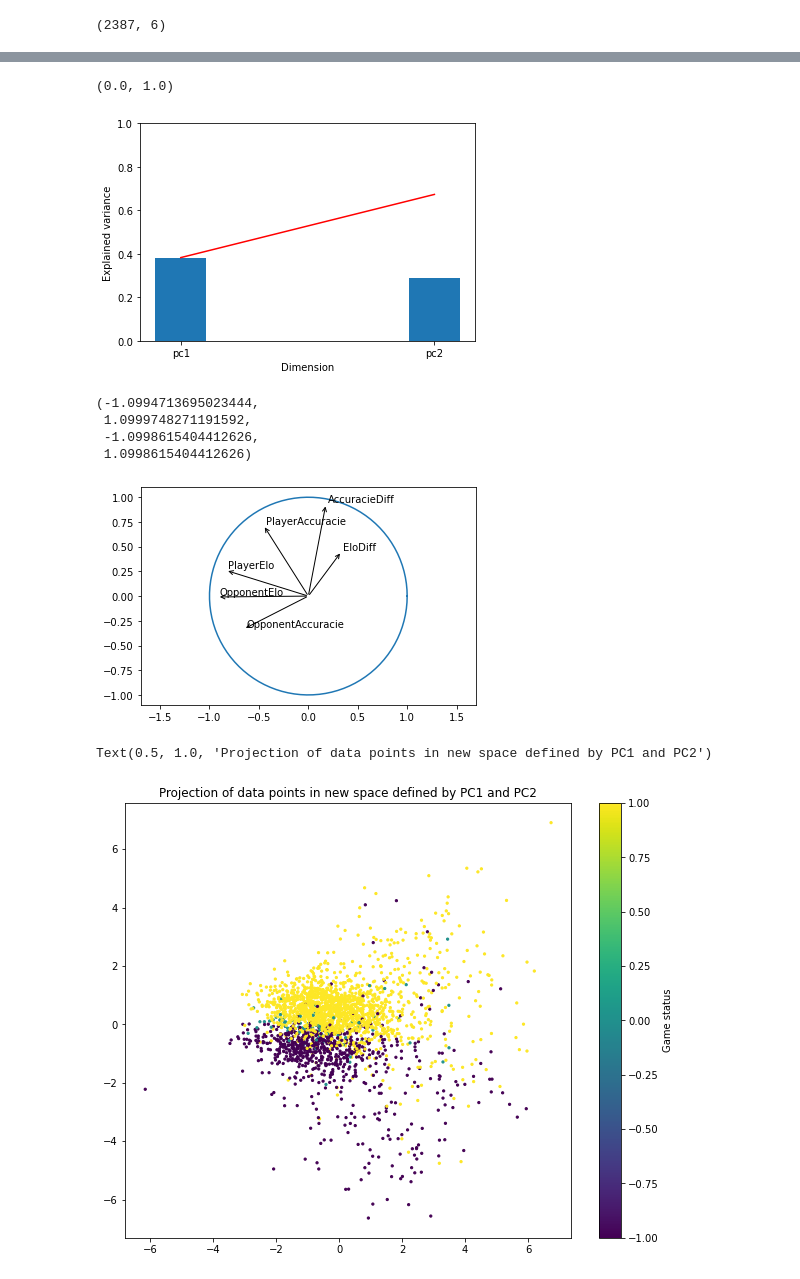
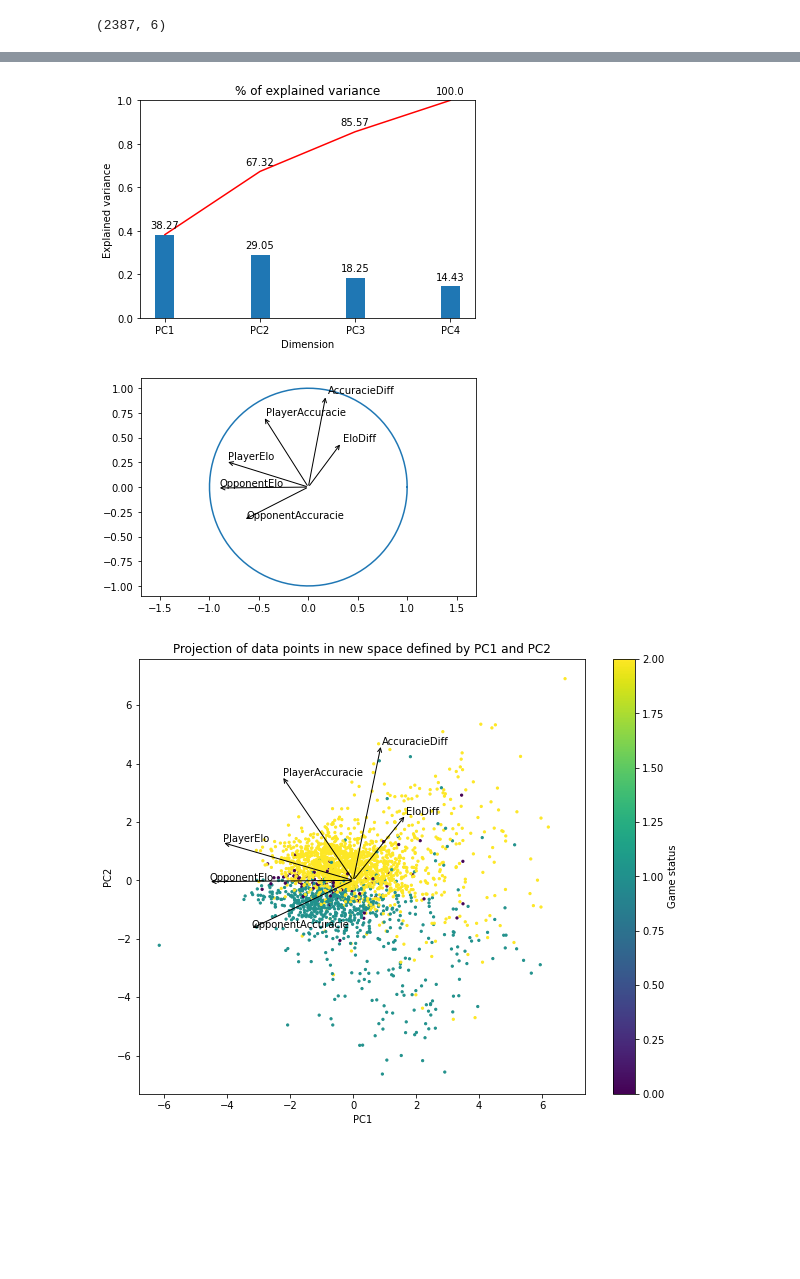
Before and after one commit to aldbs/Chesslyzer, a Jupyter notebook: PCA.ipynb, the cells around one changed output, grey strips where cells are left out. Drawn from its saved outputs; the diff is of its cells as text; code cells hidden in the pictures; blank space fills up the shorter version.

```diff
--- a/PCA.ipynb
+++ b/PCA.ipynb
@@ -53,7 +61,7 @@ scaled_data = scaler.transform(df)
 # scaled_data
 # %%
 # Compute PCA
-pca = PCA(n_components=2)
+pca = PCA(n_components=4)
 pca.fit(scaled_data)
 x_pca = pca.transform(scaled_data)
 # %%
@@ -73,15 +83,25 @@ Detail of PCA components:
-# %%
-# Variance explained
-plt.bar(['pc1','pc2'],pca.explained_variance_ratio_, width=0.2)
-plt.plot(['pc1','pc2'], [pca.explained_variance_ratio_[0], pca.explained_variance_ratio_.sum()], color='red')
-plt.xlabel('Dimension')
-plt.ylabel('Explained variance')
-plt.ylim(0,1)
-# %% [output]
-(0.0, 1.0)
-[figure, removed]
+# %%
+# Variance explained
+plt.bar(pc_index,pca.explained_variance_ratio_, width=0.2)
+plt.plot(pc_index, pca.explained_variance_ratio_.cumsum(), color='red')
+plt.title('% of explained variance')
+plt.xlabel('Dimension')
+plt.ylabel('Explained variance')
+plt.ylim(0,1)
+
+# Plot values on the graph
+for i,v in enumerate(pca.explained_variance_ratio_.cumsum()):
+    plt.text(i, v+0.03, str(round(v*100,2)), ha="center")
+
+for i,v in enumerate(pca.explained_variance_ratio_):
+    if i != 0:
+        plt.text(i, v+0.03, str(round(v*100,2)), ha="center")
+
+plt.show()
+# %% [output]
+[figure, added]
 # %%
-# Correlation circle of features and pca components
+# Correlation circle between features and pca components
 an = np.linspace(0, 2 * np.pi, 100)
 plt.plot(np.cos(an), np.sin(an))
 for i in range(scaled_data.shape[1]):
@@ -90,9 +110,6 @@ for i in range(scaled_data.shape[1]):
     plt.annotate('', xy = (x, y), xytext = (0,0), arrowprops = {'arrowstyle': '->'})
     plt.annotate(features[i], xy = (x + 0.02, y + 0.02))
 plt.axis('equal')
+plt.show()
 # %% [output]
-(-1.0994713695023444,
- 1.0999748271191592,
- -1.0998615404412626,
- 1.0998615404412626)
 [figure]
@@ -112,10 +116,23 @@ t = target.apply(f)
 # %%
 # Plot data points in the new space defined by PC1 and PC2
+
+t = target.astype('category').cat.codes
+
 plt.figure(figsize=(10,8))
 plt.scatter(x_pca[:,0], x_pca[:,1], c=t, s=5)
 cbar = plt.colorbar()
 cbar.set_label('Game status')
 plt.title('Projection of data points in new space defined by PC1 and PC2')
+plt.xlabel('PC1')
+plt.ylabel('PC2')
+
+scale_factor = 5
+for i in range(scaled_data.shape[1]):
+    x = np.corrcoef(x_pca[:,0], scaled_data[:,i])[0, 1]*scale_factor
+    y = np.corrcoef(x_pca[:,1], scaled_data[:,i])[0, 1]*scale_factor
+    plt.annotate('', xy = (x, y), xytext = (0,0), arrowprops = {'arrowstyle': '->'})
+    plt.annotate(features[i], xy = (x + 0.02, y + 0.02))
+
+plt.show()
 # %% [output]
-Text(0.5, 1.0, 'Projection of data points in new space defined by PC1 and PC2')
-[figure, old version]
+[figure, new version]
```
Also changed, not shown: parts of 8 cells of this notebook, 1 other file.
